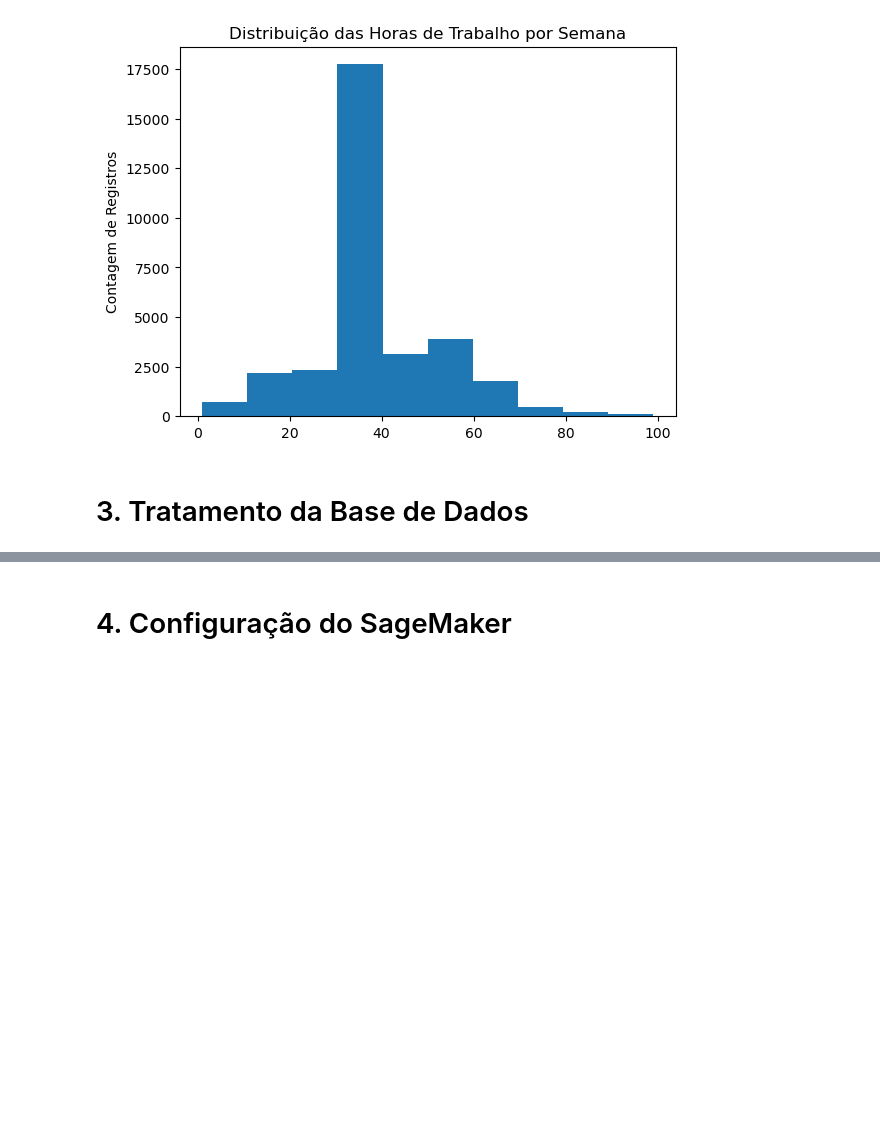
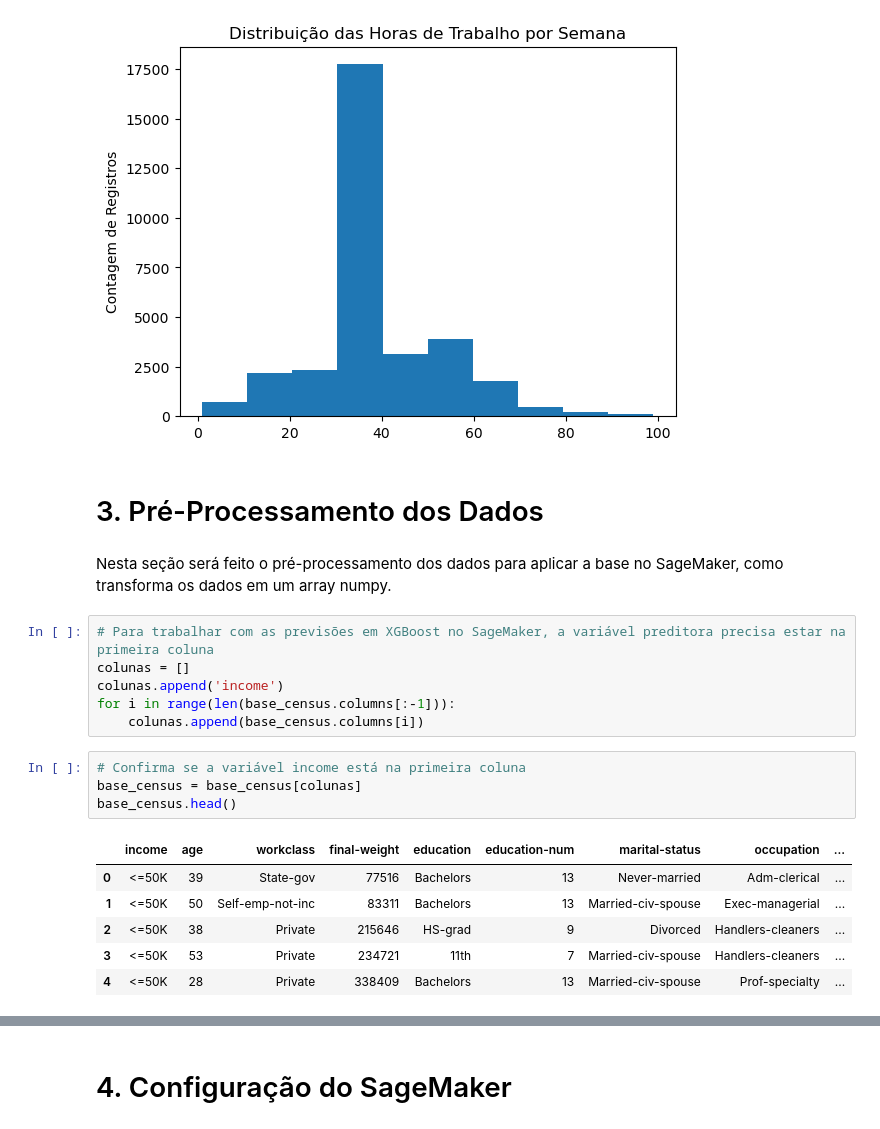
Before and after one commit to marcosmorais94/aws_analytics, a Jupyter notebook: linear-lernear-census.ipynb, the cells around one changed output, grey strips where cells are left out. Cells and saved outputs as stored; diff of their text form; blank space fills up the shorter version.

```diff
--- a/linear-lernear-census.ipynb
+++ b/linear-lernear-census.ipynb
@@ -100,4 +100,23 @@ plt.title('Distribuição das Horas de Trabalho por Semana')
 Text(0.5, 1.0, 'Distribuição das Horas de Trabalho por Semana')
 [figure]
 # %% [markdown]
-# 3. Tratamento da Base de Dados
+# 3. Pré-Processamento dos Dados
+# %% [markdown]
+Nesta seção será feito o pré-processamento dos dados para aplicar a base no SageMaker, como transforma os dados em um array numpy.
+# %%
+# Para trabalhar com as previsões em XGBoost no SageMaker, a variável preditora precisa estar na primeira coluna
+colunas = []
+colunas.append('income')
+for i in range(len(base_census.columns[:-1])):
+    colunas.append(base_census.columns[i])
+# %%
+# Confirma se a variável income está na primeira coluna
+base_census = base_census[colunas]
+base_census.head()
+# %% [output]
+|  | income | age | workclass | final-weight | education | education-num | marital-status | occupation | ... |
+| 0 | <=50K | 39 | State-gov | 77516 | Bachelors | 13 | Never-married | Adm-clerical | ... |
+| 1 | <=50K | 50 | Self-emp-not-inc | 83311 | Bachelors | 13 | Married-civ-spouse | Exec-managerial | ... |
+| 2 | <=50K | 38 | Private | 215646 | HS-grad | 9 | Divorced | Handlers-cleaners | ... |
+| 3 | <=50K | 53 | Private | 234721 | 11th | 7 | Married-civ-spouse | Handlers-cleaners | ... |
+| 4 | <=50K | 28 | Private | 338409 | Bachelors | 13 | Married-civ-spouse | Prof-specialty | ... |
```
Also changed, not shown: parts of 31 cells of this notebook.
